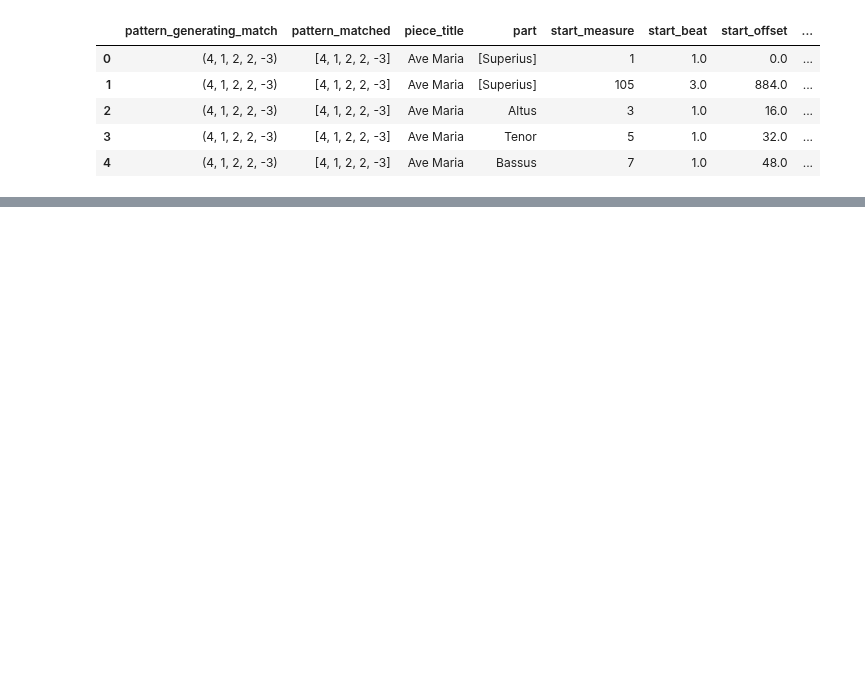
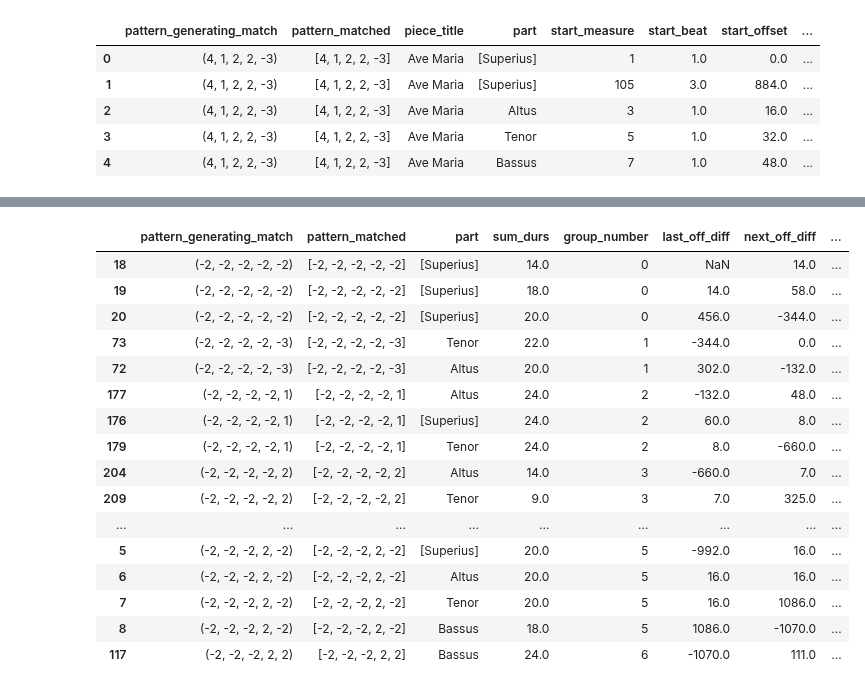
Before and after one commit to RichardFreedman/CRIM-notebooks, a Jupyter notebook: CRIM/CRIM_Group_Tests.ipynb, the cells around one changed output, grey strips where cells are left out. Drawn from its saved outputs; the diff is of its cells as text; code cells hidden in the pictures; blank space fills up the shorter version.

```diff
--- a/CRIM/CRIM_Group_Tests.ipynb
+++ b/CRIM/CRIM_Group_Tests.ipynb
@@ -130,0 +166,14 @@ df2.head()
+# %%
+counter = 0
+
+# the split-group column tells us if we need to start a new sub-group for that set of matches
+# if TRUE, then we need to add a new sub_group_number
+# if FALSE, then sub_group is the same
+for name, group in df3.groupby("group_number"):
+    if df3["split_group"] is False:
+        df3["sub_group_id"] = counter
+    else:
+        counter = counter + 1
+        df3["sub_group_id"] = counter
+
+df3.head(10)
@@ -130,0 +213,22 @@ df2.head()
+# %%
+for name, group in df3.groupby("group_number"):
+    df3.loc[df3.split_group, "subgroup_id"] = range(1, df3.split_group.sum() + 1)
+df3.head(20)
+# %% [output]
+|  | pattern_generating_match | pattern_matched | part | sum_durs | group_number | last_off_diff | next_off_diff | ... |
+| 18 | (-2, -2, -2, -2, -2) | [-2, -2, -2, -2, -2] | [Superius] | 14.0 | 0 | NaN | 14.0 | ... |
+| 19 | (-2, -2, -2, -2, -2) | [-2, -2, -2, -2, -2] | [Superius] | 18.0 | 0 | 14.0 | 58.0 | ... |
+| 20 | (-2, -2, -2, -2, -2) | [-2, -2, -2, -2, -2] | [Superius] | 20.0 | 0 | 456.0 | -344.0 | ... |
+| 73 | (-2, -2, -2, -2, -3) | [-2, -2, -2, -2, -3] | Tenor | 22.0 | 1 | -344.0 | 0.0 | ... |
+| 72 | (-2, -2, -2, -2, -3) | [-2, -2, -2, -2, -3] | Altus | 20.0 | 1 | 302.0 | -132.0 | ... |
+| 177 | (-2, -2, -2, -2, 1) | [-2, -2, -2, -2, 1] | Altus | 24.0 | 2 | -132.0 | 48.0 | ... |
+| 176 | (-2, -2, -2, -2, 1) | [-2, -2, -2, -2, 1] | [Superius] | 24.0 | 2 | 60.0 | 8.0 | ... |
+| 179 | (-2, -2, -2, -2, 1) | [-2, -2, -2, -2, 1] | Tenor | 24.0 | 2 | 8.0 | -660.0 | ... |
+| 204 | (-2, -2, -2, -2, 2) | [-2, -2, -2, -2, 2] | Altus | 14.0 | 3 | -660.0 | 7.0 | ... |
+| 209 | (-2, -2, -2, -2, 2) | [-2, -2, -2, -2, 2] | Tenor | 9.0 | 3 | 7.0 | 325.0 | ... |
+| ... | ... | ... | ... | ... | ... | ... | ... | ... |
+| 5 | (-2, -2, -2, 2, -2) | [-2, -2, -2, 2, -2] | [Superius] | 20.0 | 5 | -992.0 | 16.0 | ... |
+| 6 | (-2, -2, -2, 2, -2) | [-2, -2, -2, 2, -2] | Altus | 20.0 | 5 | 16.0 | 16.0 | ... |
+| 7 | (-2, -2, -2, 2, -2) | [-2, -2, -2, 2, -2] | Tenor | 20.0 | 5 | 16.0 | 1086.0 | ... |
+| 8 | (-2, -2, -2, 2, -2) | [-2, -2, -2, 2, -2] | Bassus | 18.0 | 5 | 1086.0 | -1070.0 | ... |
+| 117 | (-2, -2, -2, 2, 2) | [-2, -2, -2, 2, 2] | Bassus | 24.0 | 6 | -1070.0 | 111.0 | ... |
```
Also changed, not shown: parts of 22 cells of this notebook, 2 other files.
